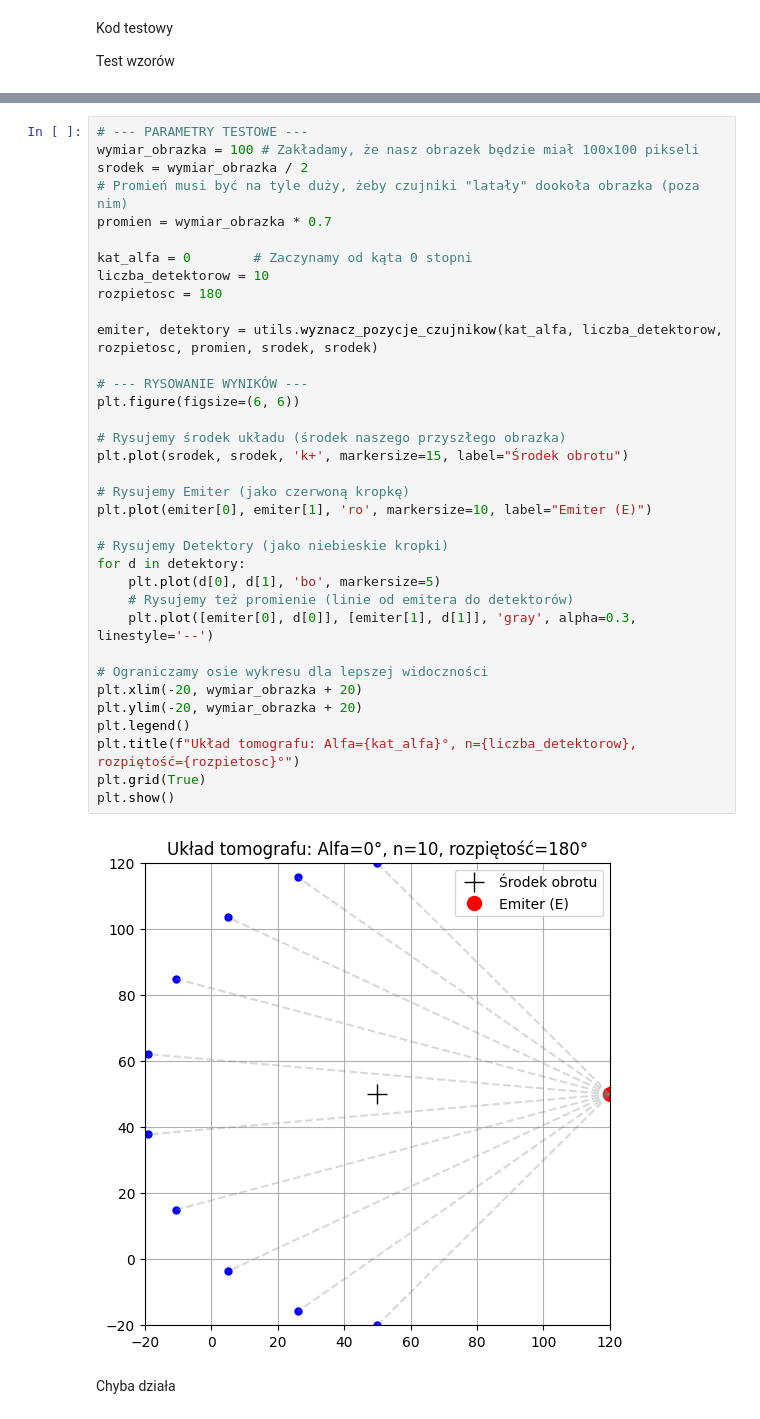
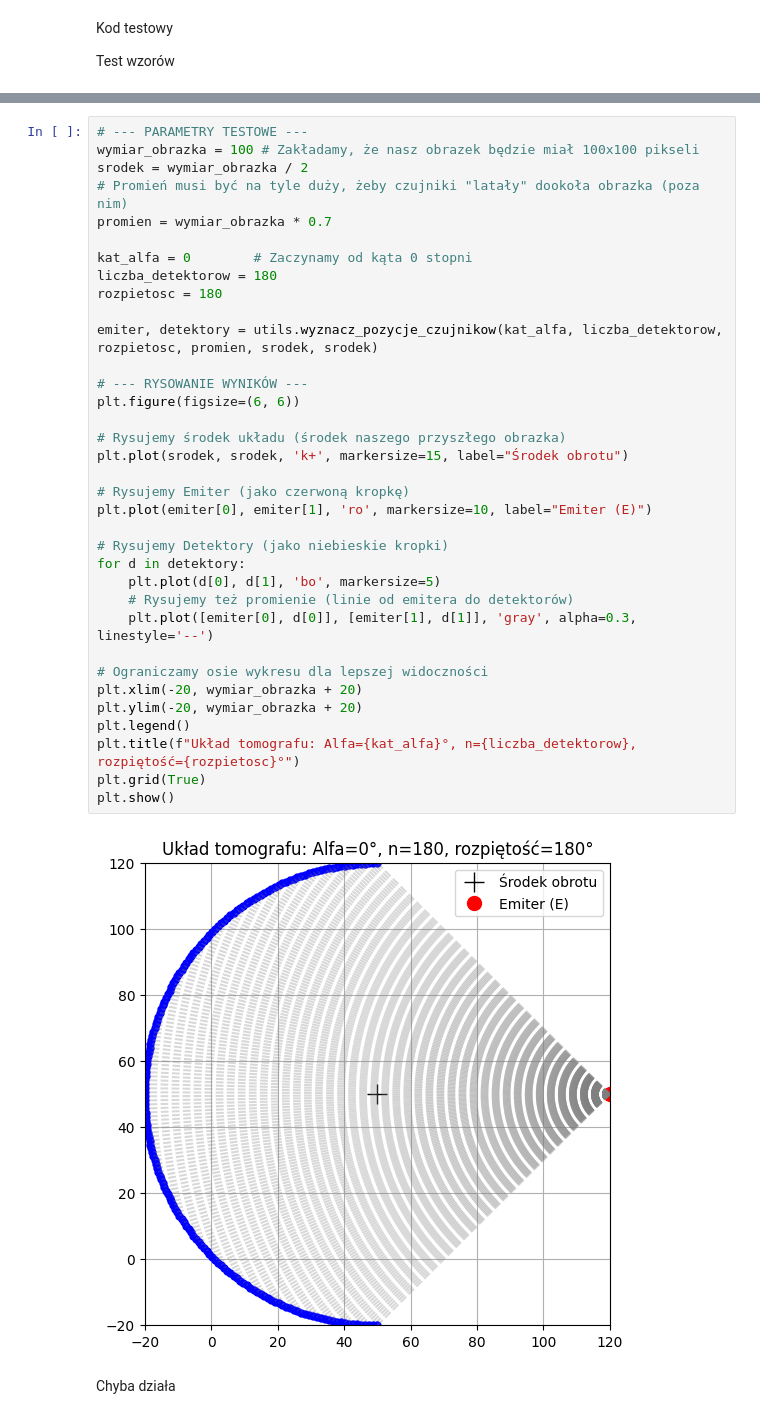
Before and after one commit to KrzysztofZaporowski/Informatyka-w-medycynie, a Jupyter notebook: tomograf/main.ipynb, the cells around one changed output, grey strips where cells are left out. Drawn from its saved outputs; the diff is of its cells as text.

```diff
--- a/tomograf/main.ipynb
+++ b/tomograf/main.ipynb
@@ -22,35 +23,35 @@ srodek = wymiar_obrazka / 2
 promien = wymiar_obrazka * 0.7
 
 kat_alfa = 0        # Zaczynamy od kąta 0 stopni
-liczba_detektorow = 10
+liczba_detektorow = 180
 rozpietosc = 180
 
 emiter, detektory = utils.wyznacz_pozycje_czujnikow(kat_alfa, liczba_detektorow, rozpietosc, promien, srodek, srodek)
 
 # --- RYSOWANIE WYNIKÓW ---
 plt.figure(figsize=(6, 6))
 
 # Rysujemy środek układu (środek naszego przyszłego obrazka)
 plt.plot(srodek, srodek, 'k+', markersize=15, label="Środek obrotu")
 
 # Rysujemy Emiter (jako czerwoną kropkę)
 plt.plot(emiter[0], emiter[1], 'ro', markersize=10, label="Emiter (E)")
 
 # Rysujemy Detektory (jako niebieskie kropki)
 for d in detektory:
     plt.plot(d[0], d[1], 'bo', markersize=5)
     # Rysujemy też promienie (linie od emitera do detektorów)
     plt.plot([emiter[0], d[0]], [emiter[1], d[1]], 'gray', alpha=0.3, linestyle='--')
 
 # Ograniczamy osie wykresu dla lepszej widoczności
 plt.xlim(-20, wymiar_obrazka + 20)
 plt.ylim(-20, wymiar_obrazka + 20)
 plt.legend()
 plt.title(f"Układ tomografu: Alfa={kat_alfa}°, n={liczba_detektorow}, rozpiętość={rozpietosc}°")
 plt.grid(True)
 plt.show()
 # %% [output]
-[figure, old version]
+[figure, new version]
 # %% [markdown]
 Chyba działa
 # %%
```
Also changed, not shown: parts of 10 cells of this notebook.
